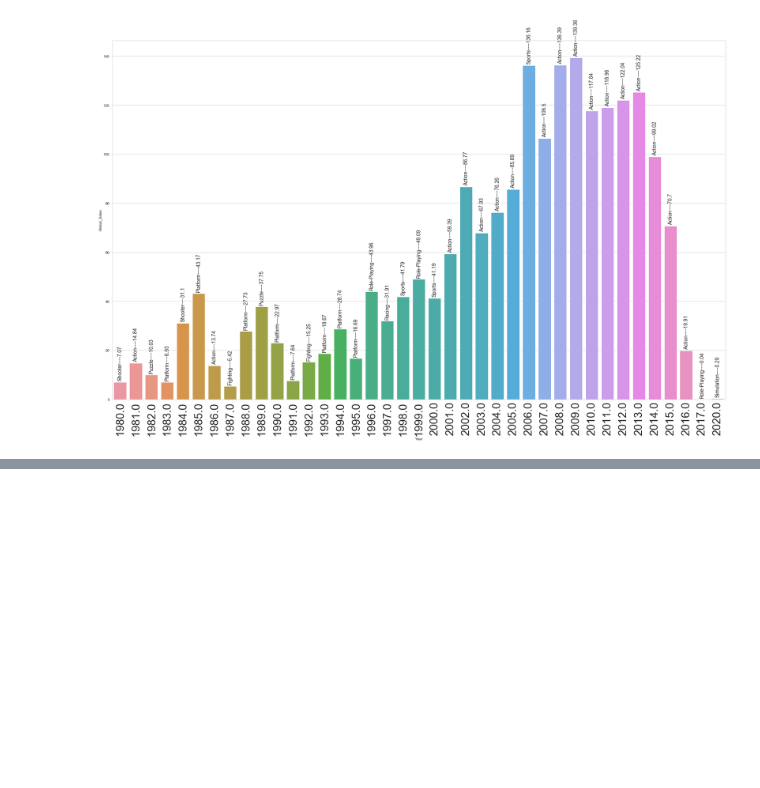
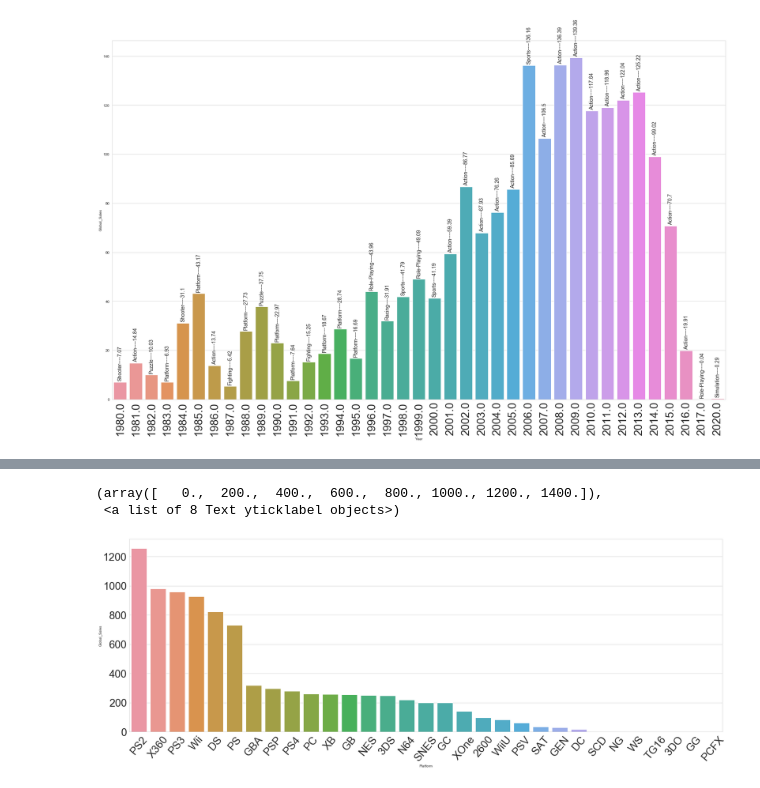
Before and after one commit to yeonghwanchoi/EDA, a Jupyter notebook: videogames/video_games.ipynb, the cells around one changed output, grey strips where cells are left out. Cells and saved outputs as stored; diff of their text form; code cells hidden in the pictures; blank space fills up the shorter version.

```diff
--- a/videogames/video_games.ipynb
+++ b/videogames/video_games.ipynb
@@ -305,0 +317,11 @@ plt.show()
+# %%
+#game platform made the highest sale in global
+global_platform_sale=data.groupby('Platform')["Global_Sales"].sum().reset_index()
+plt.figure(figsize=(30,10))
+sns.barplot(x="Platform",y="Global_Sales", data=global_platform_sale.sort_values("Global_Sales",ascending=False))
+plt.xticks(size=30,rotation=50)
+plt.yticks(size=30)
+# %% [output]
+(array([   0.,  200.,  400.,  600.,  800., 1000., 1200., 1400.]),
+ <a list of 8 Text yticklabel objects>)
+[figure, added]
```
Also changed, not shown: parts of 2 cells of this notebook.
